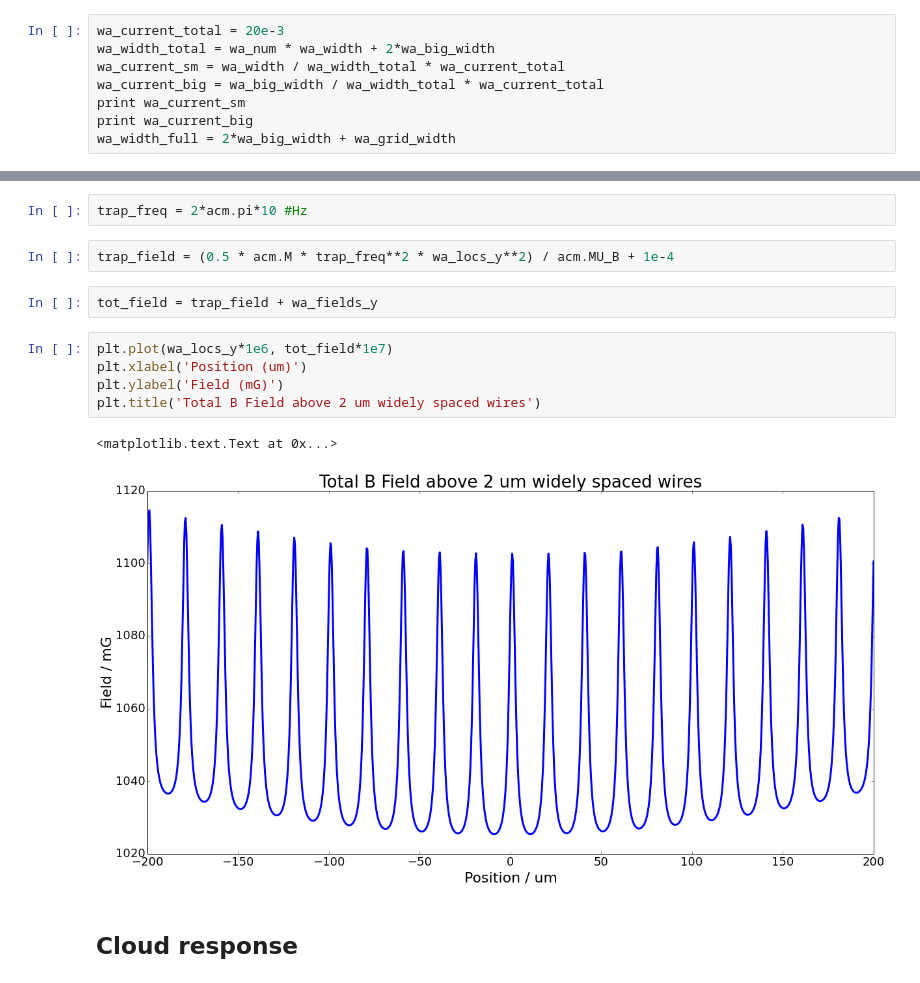
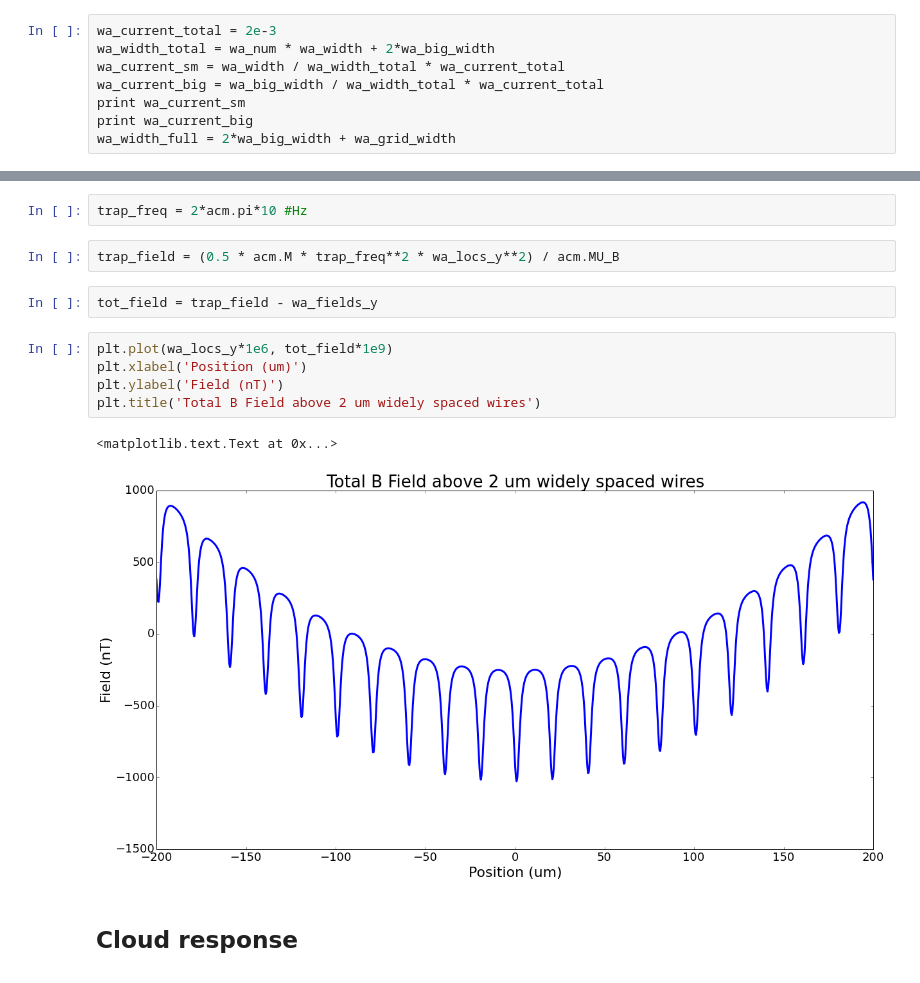
Before and after one commit to levlab-atomchip/BECy_stats, a Jupyter notebook: ideal_density.ipynb, the cells around one changed output, grey strips where cells are left out. Cells and saved outputs as stored; diff of their text form.

```diff
--- a/ideal_density.ipynb
+++ b/ideal_density.ipynb
@@ -124,7 +127,7 @@ wa_grid_width = 800e-6
 wa_length = 10e-6
 wa_pos = np.cumsum(np.ones(wa_num)*wa_period) - 0.5 * wa_grid_width
 # %%
-wa_current_total = 20e-3
+wa_current_total = 2e-3
 wa_width_total = wa_num * wa_width + 2*wa_big_width
 wa_current_sm = wa_width / wa_width_total * wa_current_total
 wa_current_big = wa_big_width / wa_width_total * wa_current_total
@@ -228,17 +231,17 @@ sample_pot = wa_fields_y * acm.MU_B
 # %%
 trap_freq = 2*acm.pi*10 #Hz
 # %%
-trap_field = (0.5 * acm.M * trap_freq**2 * wa_locs_y**2) / acm.MU_B + 1e-4
+trap_field = (0.5 * acm.M * trap_freq**2 * wa_locs_y**2) / acm.MU_B
 # %%
-tot_field = trap_field + wa_fields_y
+tot_field = trap_field - wa_fields_y
 # %%
-plt.plot(wa_locs_y*1e6, tot_field*1e7)
+plt.plot(wa_locs_y*1e6, tot_field*1e9)
 plt.xlabel('Position (um)')
-plt.ylabel('Field (mG)')
+plt.ylabel('Field (nT)')
 plt.title('Total B Field above 2 um widely spaced wires')
 # %% [output]
 <matplotlib.text.Text at 0x...>
-[figure, old version]
+[figure, new version]
 # %% [markdown]
 ## Cloud response
 # %% [raw]
```
Also changed, not shown: parts of 36 cells of this notebook, 3 other files.
